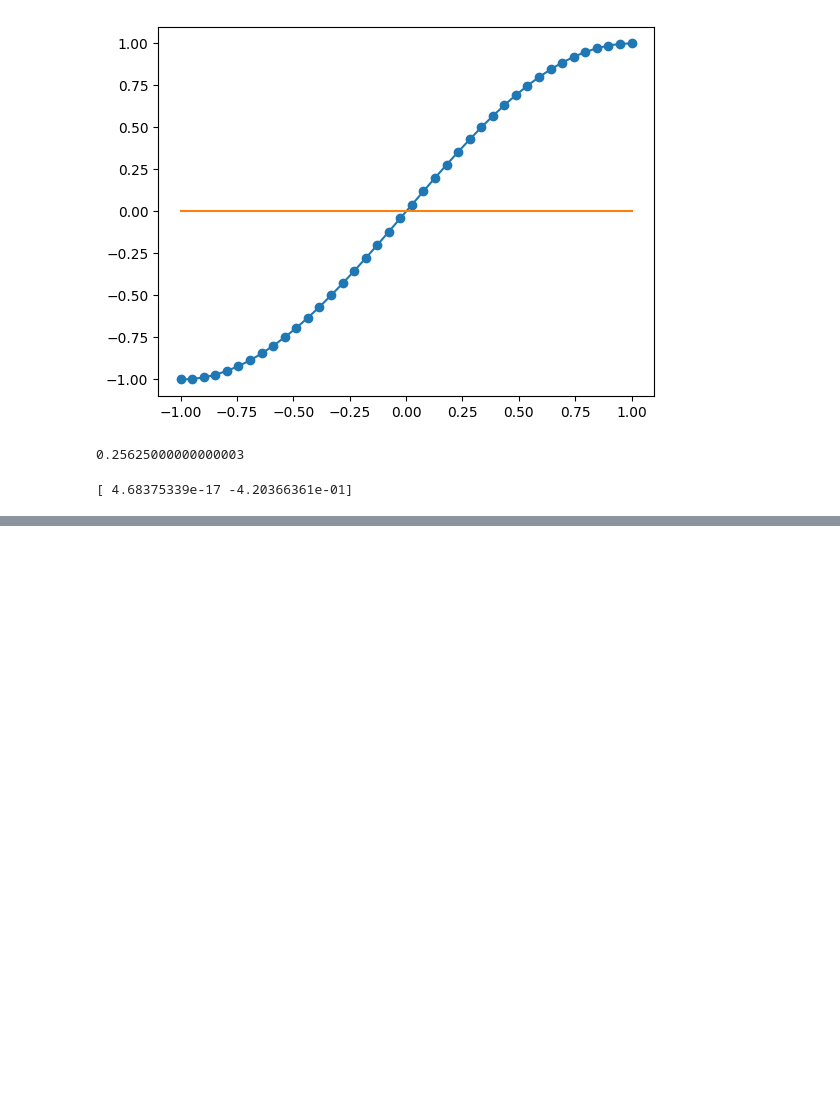
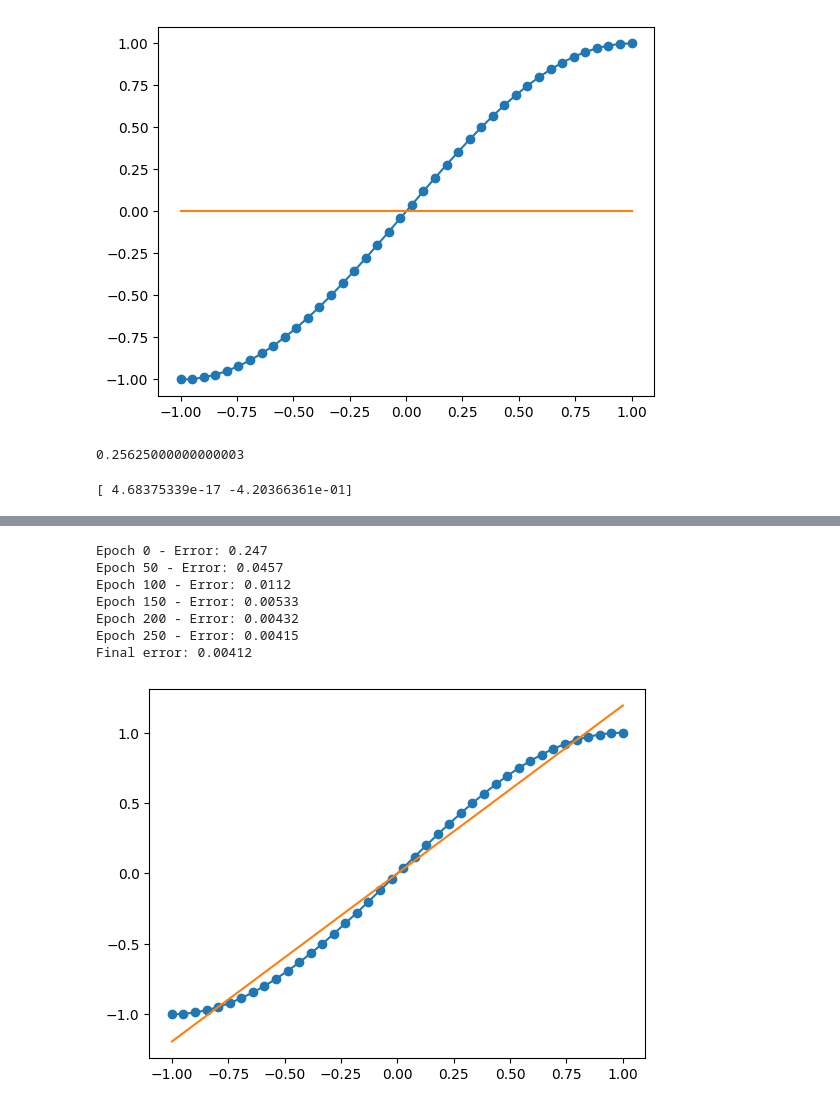
Before and after one commit to will-lynas/MATH0114-ML-AI, a Jupyter notebook: notebook.ipynb, the cells around one changed output, grey strips where cells are left out. Drawn from its saved outputs; the diff is of its cells as text; code cells hidden in the pictures; blank space fills up the shorter version.

Commit message:
Do gradient descent

```diff
--- a/notebook.ipynb
+++ b/notebook.ipynb
@@ -68,0 +69,22 @@ New MSE: 0.254486017391055
+# %%
+coefficients = polynomial_coefficients.copy()
+epochs = 300
+
+for epoch in range(epochs):
+    step = learning_rate * gradient(coefficients)
+    coefficients -= step
+    error = mse(coefficients)
+    if epoch % 50 == 0:
+        print(f"Epoch {epoch} - Error: {error:.3g}")
+
+print(f"Final error: {mse(coefficients):.3g}")
+plot_graph(coefficients)
+# %% [output]
+Epoch 0 - Error: 0.247
+Epoch 50 - Error: 0.0457
+Epoch 100 - Error: 0.0112
+Epoch 150 - Error: 0.00533
+Epoch 200 - Error: 0.00432
+Epoch 250 - Error: 0.00415
+Final error: 0.00412
+[figure, added]
```
Also changed, not shown: parts of 1 cell of this notebook.
